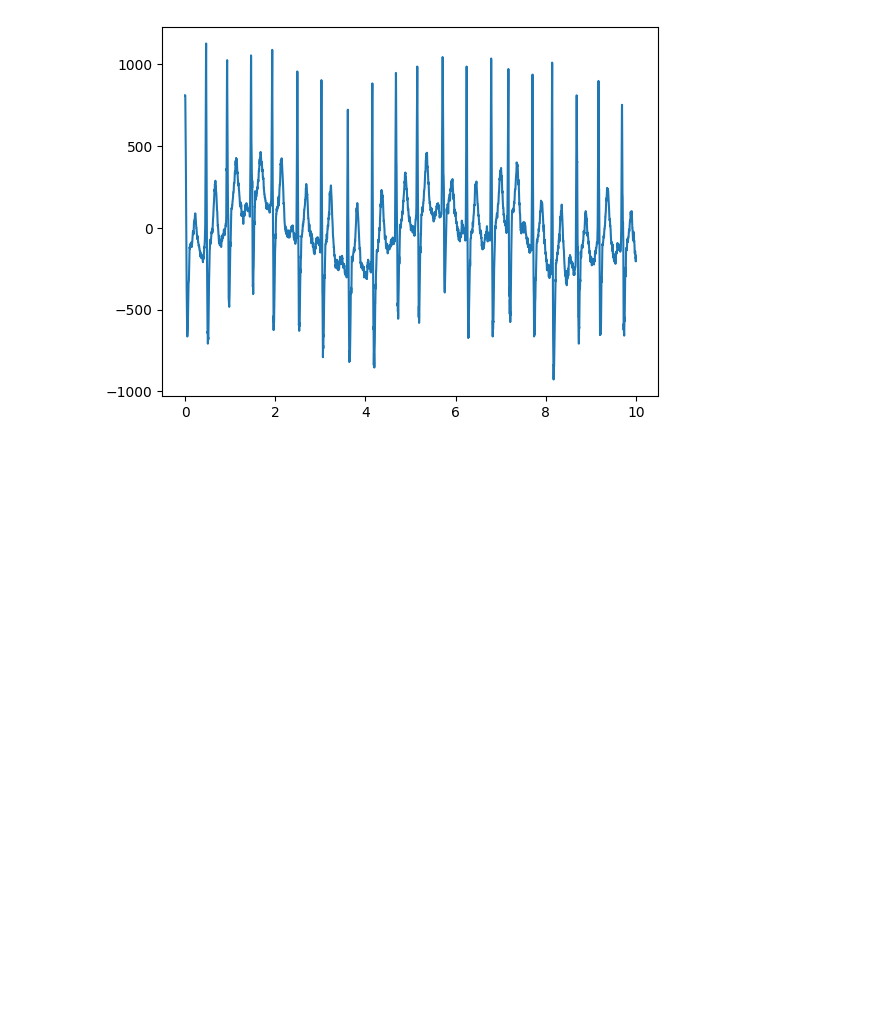
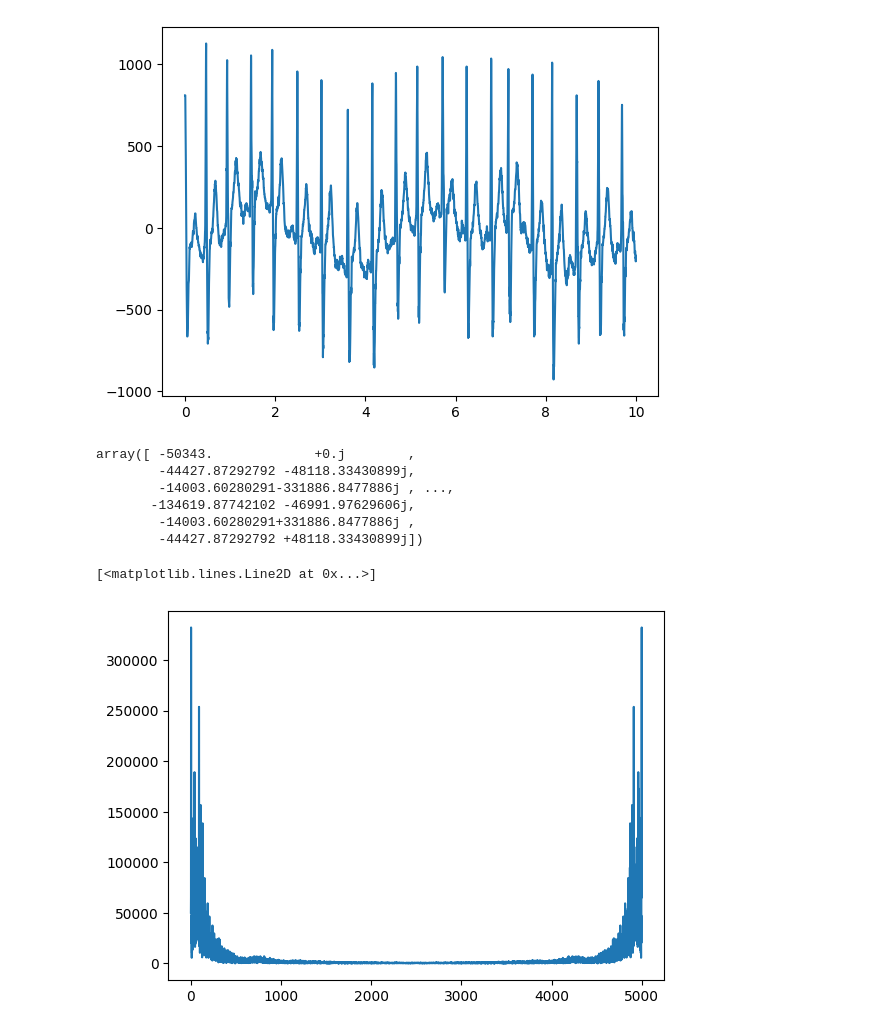
Before and after one commit to PabloCaicedoR/pablocaicedor.github.io, a Jupyter notebook: codigo/PSIM/cod001_signal_conditioning.ipynb, the cells around one changed output. Saved outputs shown, nothing was run; the diff lists cells and outputs as text; code cells hidden in the pictures; blank space fills up the shorter version.

```diff
--- a/codigo/PSIM/cod001_signal_conditioning.ipynb
+++ b/codigo/PSIM/cod001_signal_conditioning.ipynb
@@ -17,3 +24,5 @@ data_path = "../../data/"
+# %%
+data_path = "/content/drive/MyDrive/ECG_Dataset/"
 # %% [markdown]
 ## Carga de datos
 
@@ -48,3 +57,21 @@ plt.plot(t,lead_10)
 # %% [output]
 [<matplotlib.lines.Line2D at 0x...>]
 [figure]
+# %%
+ecg_fft = np.fft.fft(lead_10)
+ecg_fft
+# %% [output]
+array([ -50343.             +0.j        ,
+        -44427.87292792 -48118.33430899j,
+        -14003.60280291-331886.8477886j , ...,
+       -134619.87742102 -46991.97629606j,
+        -14003.60280291+331886.8477886j ,
+        -44427.87292792 +48118.33430899j])
+# %%
+mag_ecg_fft = np.abs(ecg_fft)
+f_vect = np.fft.fftfreq(len(mag_ecg_fft))
+# %%
+plt.plot(mag_ecg_fft)
+# %% [output]
+[<matplotlib.lines.Line2D at 0x...>]
+[figure, added]
```
Also changed, not shown: parts of 17 cells of this notebook, 14 other files.
